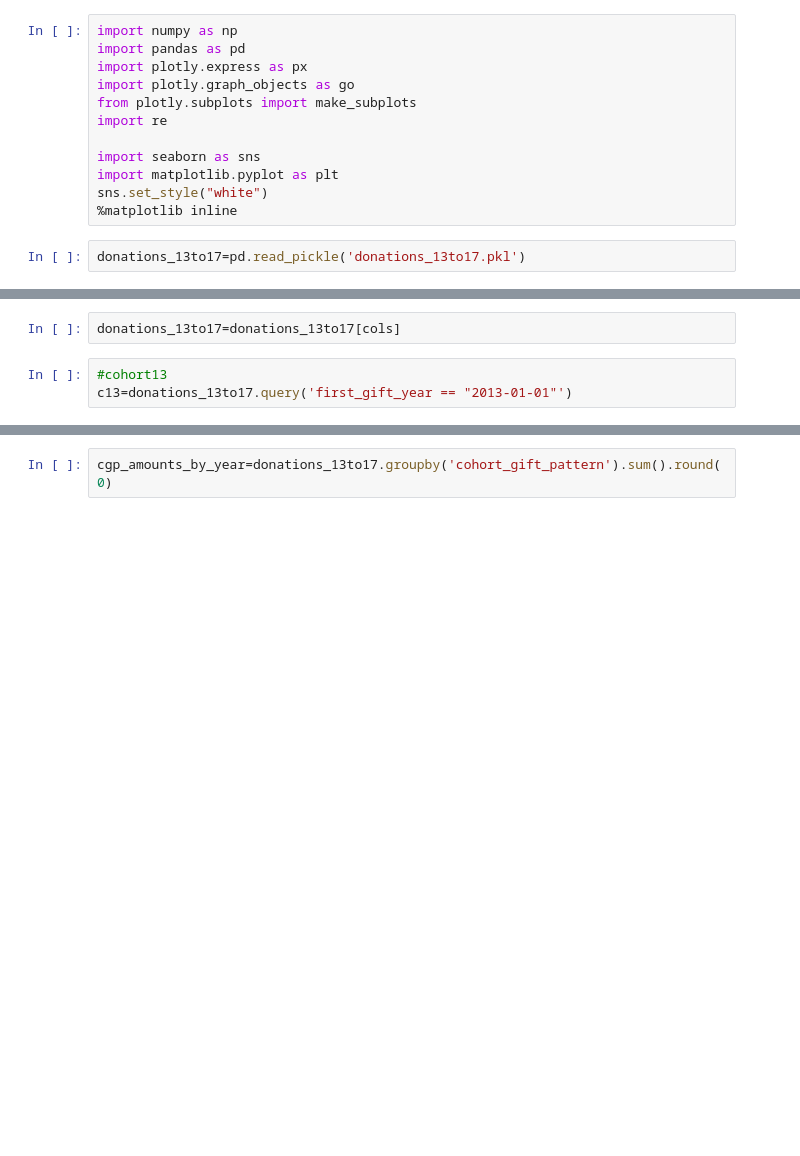
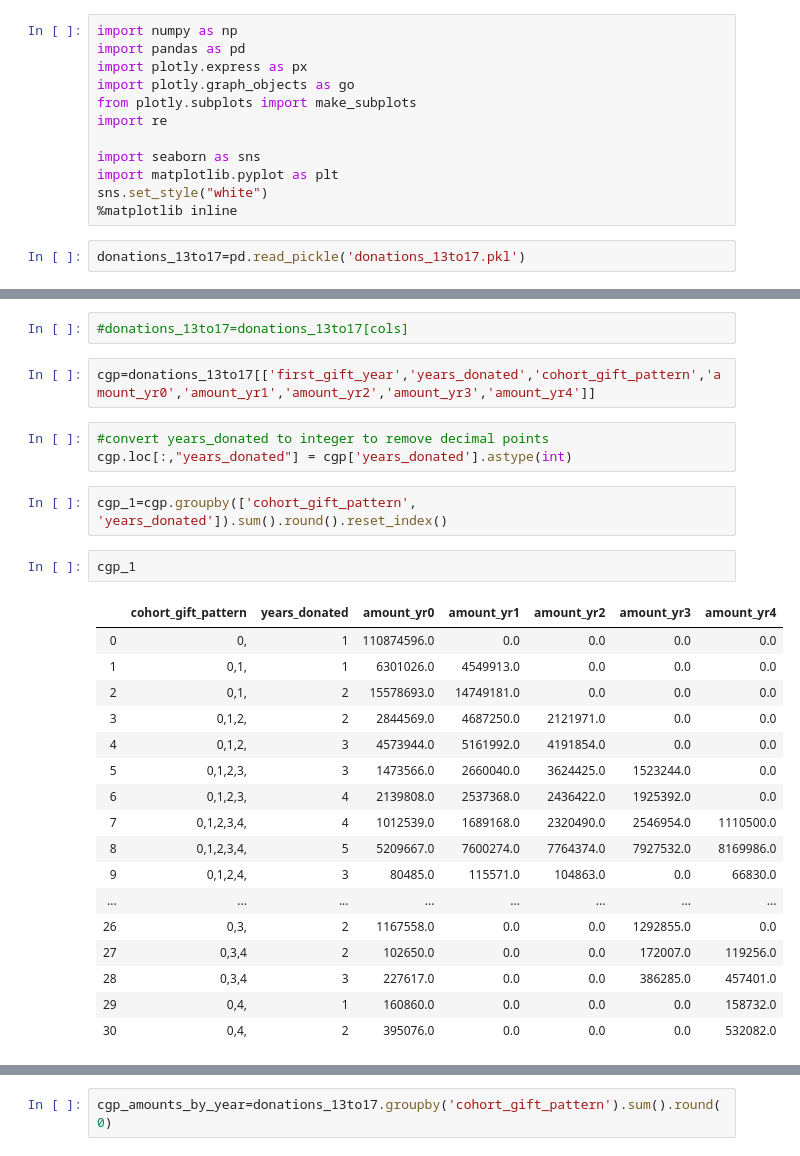
Before and after one commit to erinmarieanderson/donations, a Jupyter notebook: notebooks/8_analysis_of_cohort_behavior_continued.ipynb, the cells around one changed output, grey strips where cells are left out. Drawn from its saved outputs; the diff is of its cells as text; blank space fills up the shorter version.

```diff
--- a/notebooks/8_analysis_of_cohort_behavior_continued.ipynb
+++ b/notebooks/8_analysis_of_cohort_behavior_continued.ipynb
@@ -219,5 +227,29 @@ cols=['amount_yr0',
 # %%
-donations_13to17=donations_13to17[cols]
+#donations_13to17=donations_13to17[cols]
-# %%
-#cohort13
-c13=donations_13to17.query('first_gift_year == "2013-01-01"')
+# %%
+cgp=donations_13to17[['first_gift_year','years_donated','cohort_gift_pattern','amount_yr0','amount_yr1','amount_yr2','amount_yr3','amount_yr4']]
+# %%
+#convert years_donated to integer to remove decimal points
+cgp.loc[:,"years_donated"] = cgp['years_donated'].astype(int)
+# %%
+cgp_1=cgp.groupby(['cohort_gift_pattern', 'years_donated']).sum().round().reset_index()
+# %%
+cgp_1
+# %% [output]
+|  | cohort_gift_pattern | years_donated | amount_yr0 | amount_yr1 | amount_yr2 | amount_yr3 | amount_yr4 |
+| 0 | 0, | 1 | 110874596.0 | 0.0 | 0.0 | 0.0 | 0.0 |
+| 1 | 0,1, | 1 | 6301026.0 | 4549913.0 | 0.0 | 0.0 | 0.0 |
+| 2 | 0,1, | 2 | 15578693.0 | 14749181.0 | 0.0 | 0.0 | 0.0 |
+| 3 | 0,1,2, | 2 | 2844569.0 | 4687250.0 | 2121971.0 | 0.0 | 0.0 |
+| 4 | 0,1,2, | 3 | 4573944.0 | 5161992.0 | 4191854.0 | 0.0 | 0.0 |
+| 5 | 0,1,2,3, | 3 | 1473566.0 | 2660040.0 | 3624425.0 | 1523244.0 | 0.0 |
+| 6 | 0,1,2,3, | 4 | 2139808.0 | 2537368.0 | 2436422.0 | 1925392.0 | 0.0 |
+| 7 | 0,1,2,3,4, | 4 | 1012539.0 | 1689168.0 | 2320490.0 | 2546954.0 | 1110500.0 |
+| 8 | 0,1,2,3,4, | 5 | 5209667.0 | 7600274.0 | 7764374.0 | 7927532.0 | 8169986.0 |
+| 9 | 0,1,2,4, | 3 | 80485.0 | 115571.0 | 104863.0 | 0.0 | 66830.0 |
+| ... | ... | ... | ... | ... | ... | ... | ... |
+| 26 | 0,3, | 2 | 1167558.0 | 0.0 | 0.0 | 1292855.0 | 0.0 |
+| 27 | 0,3,4 | 2 | 102650.0 | 0.0 | 0.0 | 172007.0 | 119256.0 |
+| 28 | 0,3,4 | 3 | 227617.0 | 0.0 | 0.0 | 386285.0 | 457401.0 |
+| 29 | 0,4, | 1 | 160860.0 | 0.0 | 0.0 | 0.0 | 158732.0 |
+| 30 | 0,4, | 2 | 395076.0 | 0.0 | 0.0 | 0.0 | 532082.0 |
```
Also changed, not shown: parts of 62 cells of this notebook, 1 other file.
